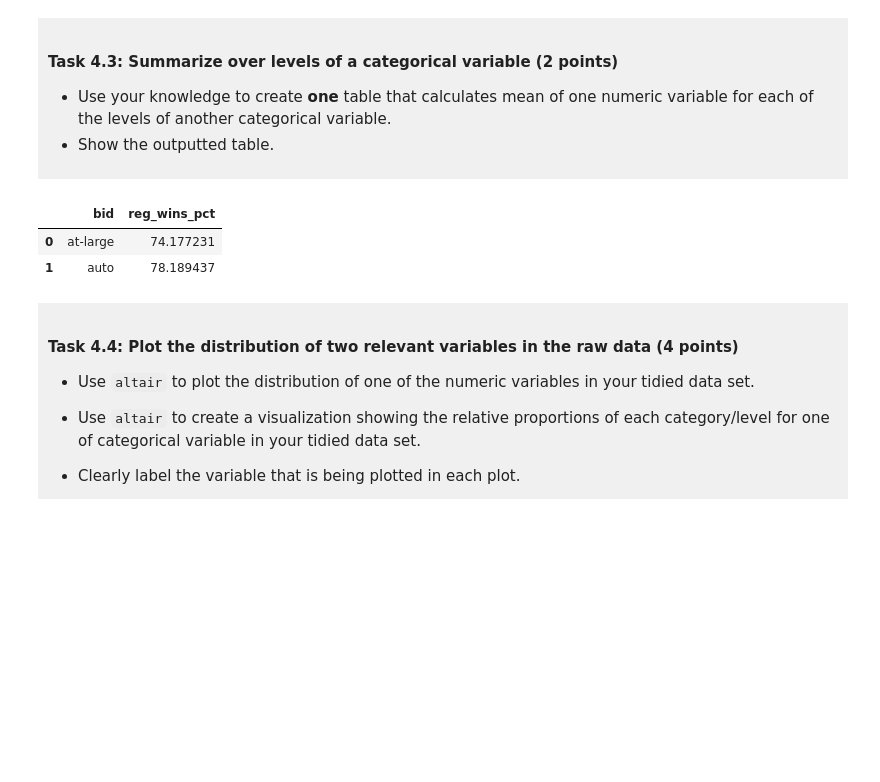
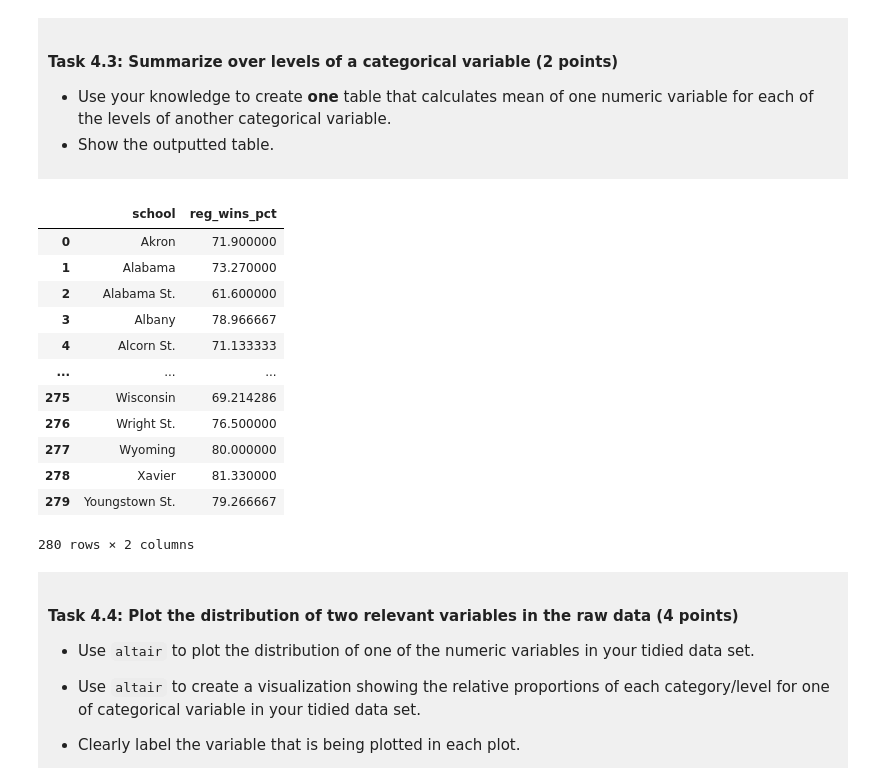
Before and after one commit to nm1n0/dsci100-project-nomin, a Jupyter notebook: dsci-100-project-notebook (1).ipynb, the cells around one changed output. Cells and saved outputs as stored; diff of their text form; code cells hidden in the pictures; blank space fills up the shorter version.

```diff
--- a/dsci-100-project-notebook (1).ipynb
+++ b/dsci-100-project-notebook (1).ipynb
@@ -197,11 +197,11 @@ Produce a tidy data set that could be used to answer your research question usin
 </div>
 # %%
 #Keep only the columns relevant to predicting bid type
-tidy_data = data[["year", "school", "conference", "seed", "reg_wins", "reg_losses", "reg_wins_pct", "bid"]]
+tidy_data = data[["school", "reg_wins_pct", "conf_wins_pct", "bid"]]
 #Remove rows with missing values in these columns
 tidy_data = tidy_data.dropna()
 #Make sure bid is categorical variable
-tidy_data = tidy_data.assign(bid = tidy_data["bid"])
+tidy_data = tidy_data.assign(bid = tidy_data["bid"].astype("category"))
 #Showing the first 6 rows of the dataset
 tidy_data.head(6)
 # %% [output]
@@ -285,11 +285,21 @@ missing
 - Show the outputted table.
 </div>
 # %%
-tidy_data.groupby("bid")["reg_wins_pct"].mean().reset_index()
+tidy_data.groupby("school")["reg_wins_pct"].mean().reset_index()
 # %% [output]
-|  | bid | reg_wins_pct |
-| 0 | at-large | 74.177231 |
-| 1 | auto | 78.189437 |
+|  | school | reg_wins_pct |
+| 0 | Akron | 71.900000 |
+| 1 | Alabama | 73.270000 |
+| 2 | Alabama St. | 61.600000 |
+| 3 | Albany | 78.966667 |
+| 4 | Alcorn St. | 71.133333 |
+| ... | ... | ... |
+| 275 | Wisconsin | 69.214286 |
+| 276 | Wright St. | 76.500000 |
+| 277 | Wyoming | 80.000000 |
+| 278 | Xavier | 81.330000 |
+| 279 | Youngstown St. | 79.266667 |
+280 rows × 2 columns
 # %% [markdown]
 <div style="background-color: #f0f0f0; padding: 10px;">
 
```
Also changed, not shown: parts of 10 cells of this notebook.
